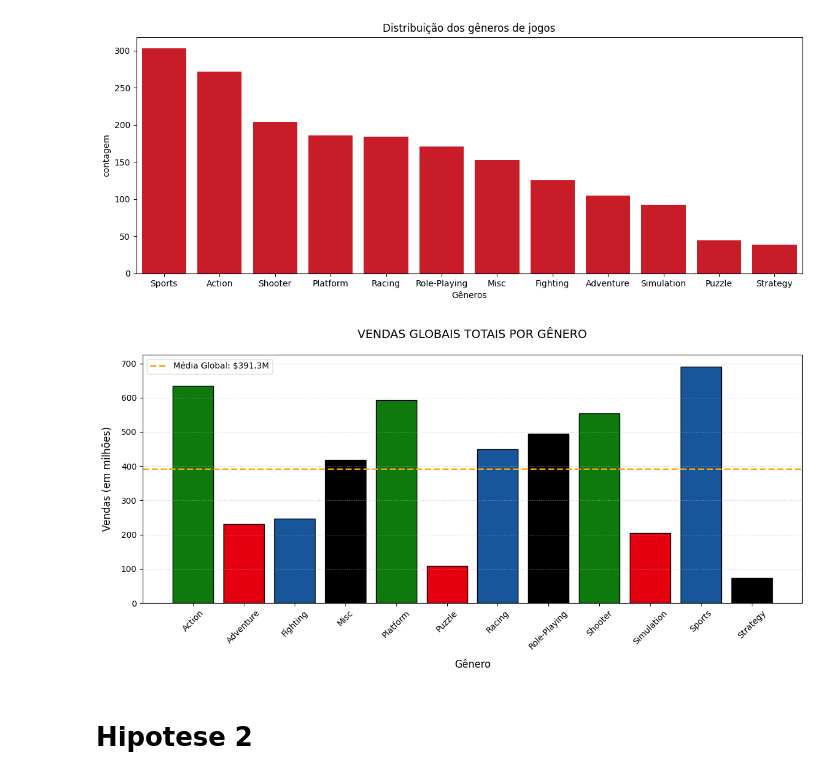
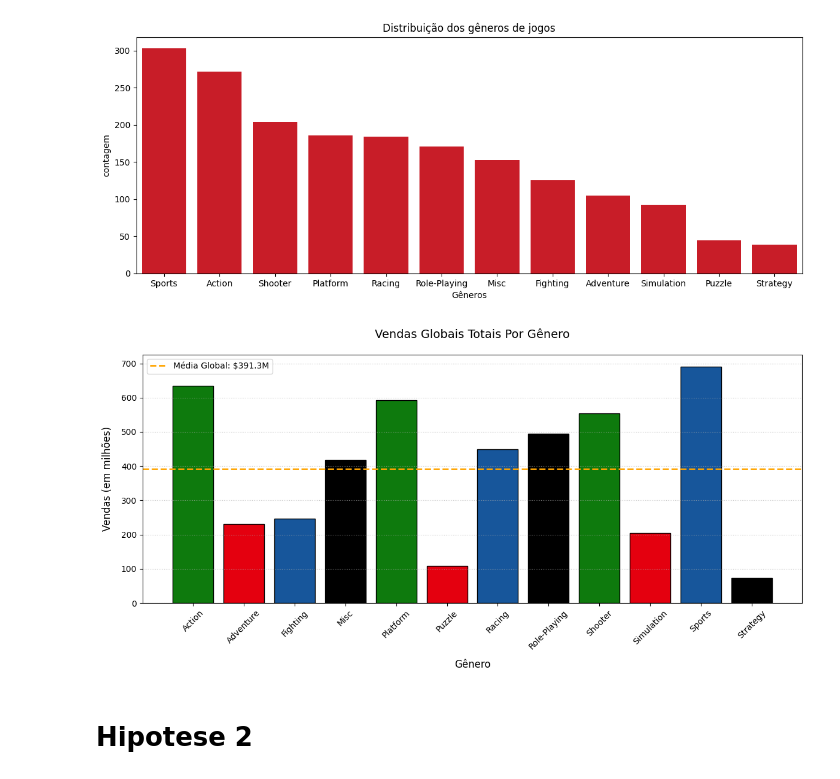
Before and after one commit to EdsonGiannini/Global-Video-Game-Sales-and-Reviews, a Jupyter notebook: MVP_2_0.ipynb, the cells around one changed output. Drawn from its saved outputs; the diff is of its cells as text; code cells hidden in the pictures.

```diff
--- a/MVP_2_0.ipynb
+++ b/MVP_2_0.ipynb
@@ -205,35 +205,35 @@ soma_por_genero.columns = ['Gênero', 'Vendas Globais Totais']
 
 plt.figure(figsize=(12, 6))
 bars = plt.bar(
     soma_por_genero['Gênero'],
     soma_por_genero['Vendas Globais Totais'],
     color=['#0e7a0d','#e4000f', '#17569b', 'black'],  # Cores personalizadas
     edgecolor='black'
 )
 
 
 # Personalização do gráfico
-plt.title('VENDAS GLOBAIS TOTAIS POR GÊNERO', fontsize=14, pad=20)
+plt.title('Vendas Globais Totais Por Gênero', fontsize=14, pad=20)
 plt.xlabel('Gênero', fontsize=12, labelpad=10)
 plt.ylabel('Vendas (em milhões)', fontsize=12, labelpad=10)
 plt.xticks(rotation=45)
 plt.grid(axis='y', linestyle=':', alpha=0.7)
 
 # Adicionar linha da média geral
 media_global = df['Global'].sum() / len(soma_por_genero)
 plt.axhline(
     y=media_global,
     color='orange',
     linestyle='--',
     linewidth=2,
     label=f'Média Global: ${media_global:,.1f}M'
 )
 plt.legend()
 
 plt.tight_layout()
 plt.show()
 # %% [output]
-[figure, old version]
+[figure, new version]
 # %% [markdown]
 # Hipotese 2
 # %% [markdown]
```
Also changed, not shown: parts of 2 cells of this notebook.
